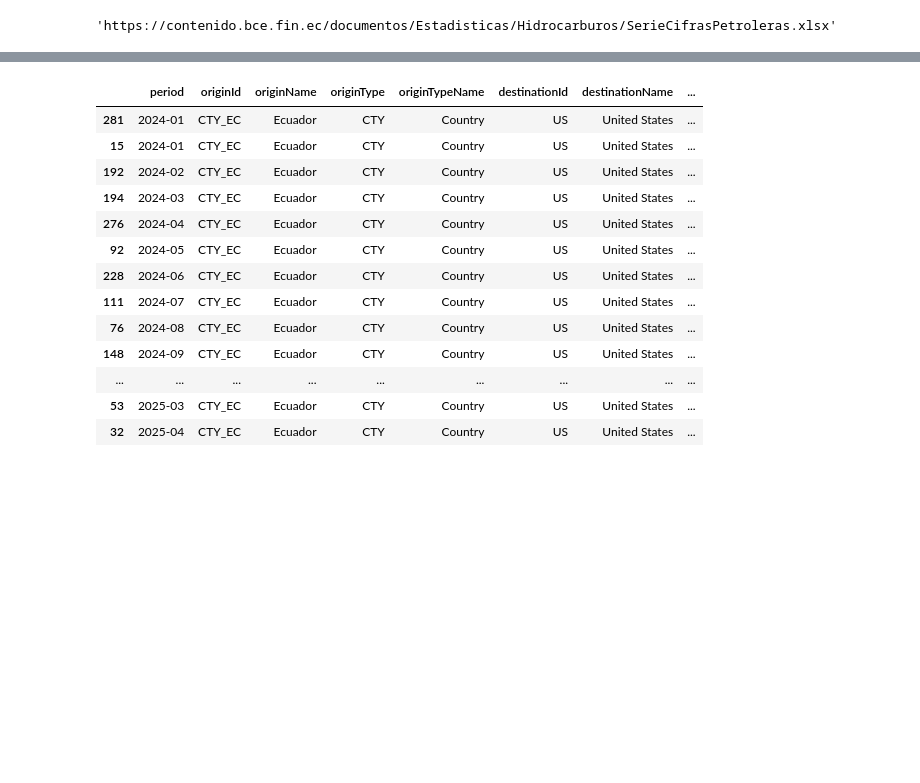
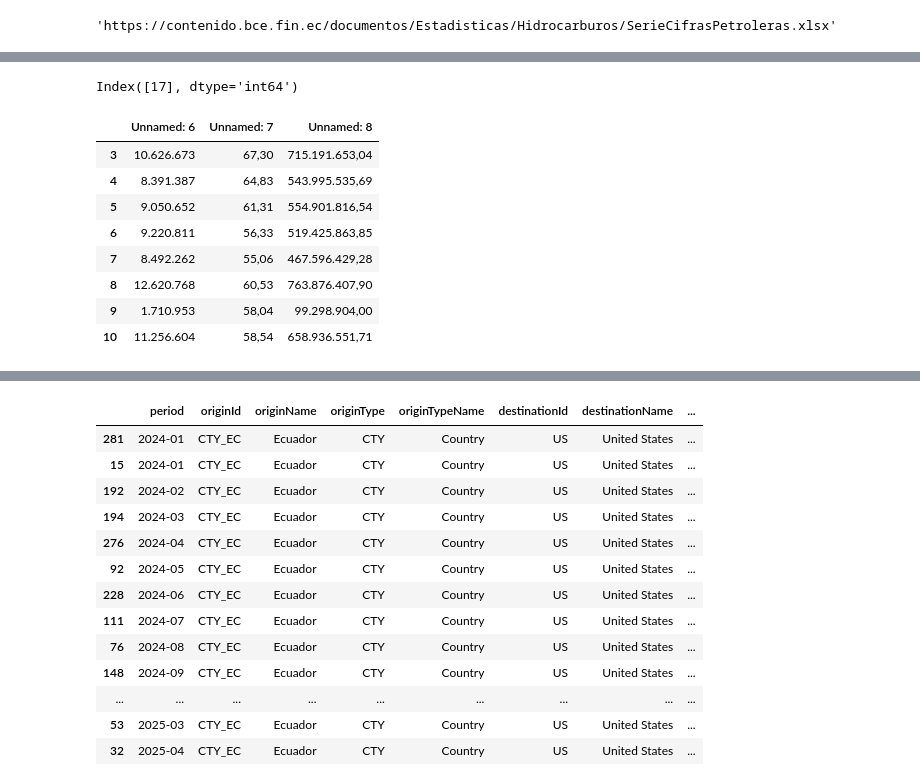
Before and after one commit to SalazarV4/oil-optimization, a Jupyter notebook: notebooks/data_collection.ipynb, the cells around one changed output, grey strips where cells are left out. Cells and saved outputs as stored; diff of their text form; code cells hidden in the pictures; blank space fills up the shorter version.

Commit message:
Data pipeline updates

```diff
--- a/notebooks/data_collection.ipynb
+++ b/notebooks/data_collection.ipynb
@@ -184,4 +218,4 @@ data.reset_index(drop=True).rename(columns={3:'Total'})
 # %%
 import tabula
 
-data = tabula.read_pdf('https://www.eppetroecuador.ec/wp-content/uploads/downloads/2025/09/INFORME-ESTADISTICO-MENSUAL-AGOSTO-2025-2.pdf', pages='54')
+data = tabula.read_pdf('https://www.eppetroecuador.ec/wp-content/uploads/downloads/2025/09/INFORME-ESTADISTICO-MENSUAL-AGOSTO-2025-2.pdf', pages=['54','22'])
@@ -207,0 +235,18 @@ data[0]
+# %%
+df_channels = data[0]
+df_channels[df_channels.iloc[:,0].eq('TOTAL')].index
+# %% [output]
+Index([17], dtype='int64')
+# %%
+max_idx = data[0][data[0].iloc[:,0].isnull()].index.max()
+data[0].iloc[3:max_idx,-3:]
+# %% [output]
+|  | Unnamed: 6 | Unnamed: 7 | Unnamed: 8 |
+| 3 | 10.626.673 | 67,30 | 715.191.653,04 |
+| 4 | 8.391.387 | 64,83 | 543.995.535,69 |
+| 5 | 9.050.652 | 61,31 | 554.901.816,54 |
+| 6 | 9.220.811 | 56,33 | 519.425.863,85 |
+| 7 | 8.492.262 | 55,06 | 467.596.429,28 |
+| 8 | 12.620.768 | 60,53 | 763.876.407,90 |
+| 9 | 1.710.953 | 58,04 | 99.298.904,00 |
+| 10 | 11.256.604 | 58,54 | 658.936.551,71 |
```
Also changed, not shown: parts of 20 cells of this notebook, 1 other file.
